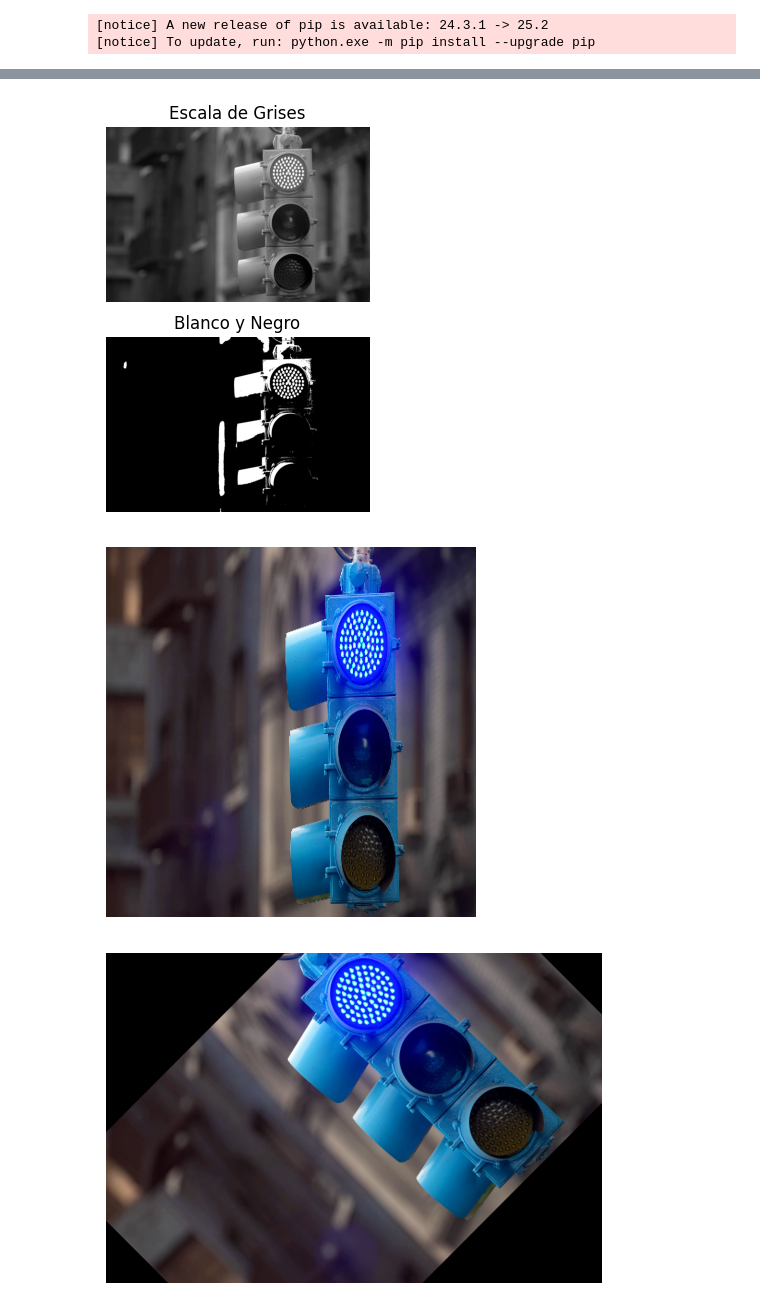
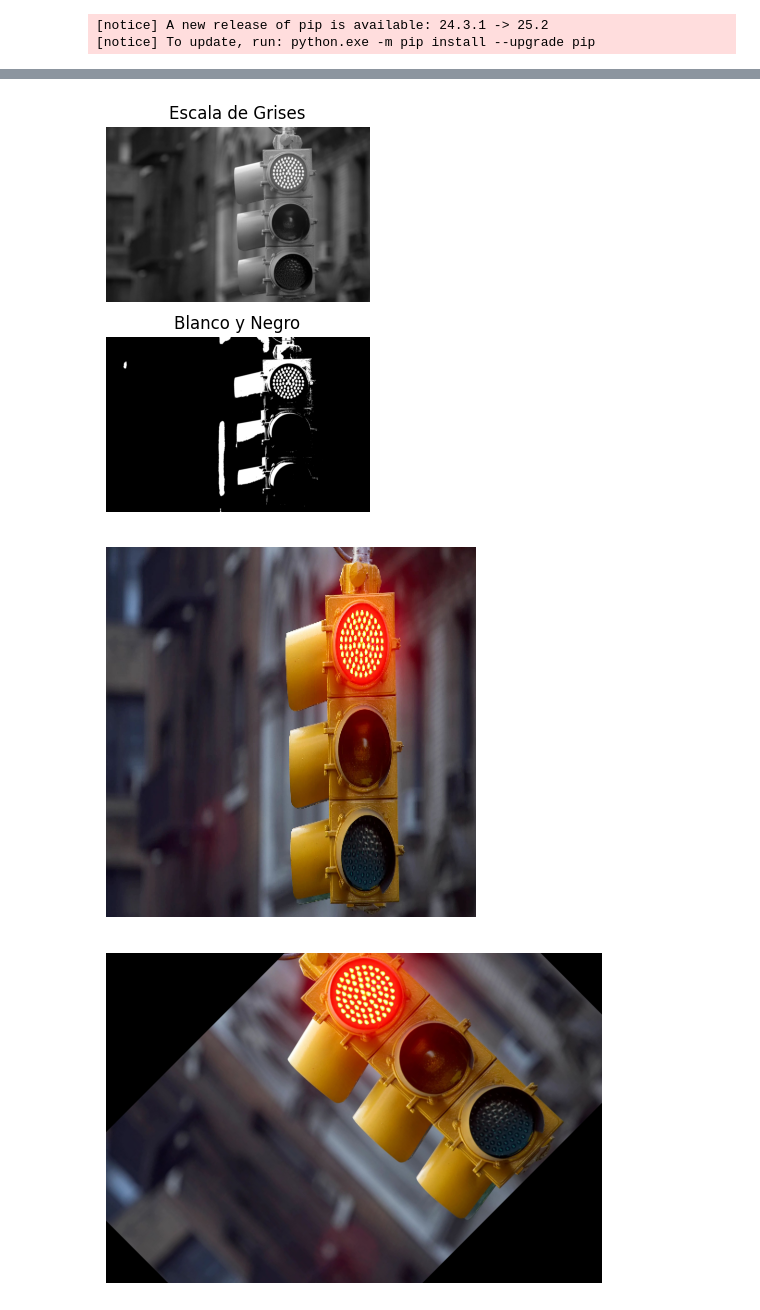
Before and after one commit to cos-03/parcial1VisionArtificial, a Jupyter notebook: codigosEnClase/3.1 operaciones.ipynb, the cells around one changed output, grey strips where cells are left out. Saved outputs shown, nothing was run; the diff lists cells and outputs as text; code cells hidden in the pictures.

```diff
--- a/codigosEnClase/3.1 operaciones.ipynb
+++ b/codigosEnClase/3.1 operaciones.ipynb
@@ -18,23 +18,20 @@ Note: you may need to restart the kernel to use updated packages.
 [notice] A new release of pip is available: 24.3.1 -> 25.2
 [notice] To update, run: python.exe -m pip install --upgrade pip
 # %%
-
-
 import cv2
 import matplotlib.pyplot as plt
 import numpy as np
 
-
-
+# 1. Cargar imagen
 img = cv2.imread('imagenes/6435ac1dc6711.jpg')
 
-
+# Escala de grises
 gray_img = cv2.cvtColor(img, cv2.COLOR_BGR2GRAY)
 plt.imshow(gray_img, cmap='gray')
 plt.axis('off')
 plt.show()
 
-# 2. Convertir a Blanco y Negro (Binaria)
+# 2. Blanco y Negro
 _, binary_img = cv2.threshold(gray_img, 128, 255, cv2.THRESH_BINARY)
 fig, axes = plt.subplots(2, 1, figsize=(15, 5))
 axes[0].imshow(gray_img, cmap='gray')
@@ -45,81 +42,97 @@ axes[1].set_title("Blanco y Negro")
 axes[1].axis('off')
 plt.show()
 
-# 3. Cambiar de Tamaño (Reducción o Amplificación)
+# 3. Reducción o Amplificación
 resized_img = cv2.resize(img, (400, 400))
-plt.imshow(resized_img)
+plt.imshow(cv2.cvtColor(resized_img, cv2.COLOR_BGR2RGB))
 plt.axis('off')
 plt.show()
 
-# 4. Operaciones Geométricas: Rotación
+# 4. Rotación
 (h, w) = img.shape[:2]
 center = (w // 2, h // 2)
 M = cv2.getRotationMatrix2D(center, 45, 1.0)
 rotated_img = cv2.warpAffine(img, M, (w, h))
-plt.imshow(rotated_img)
+plt.imshow(cv2.cvtColor(rotated_img, cv2.COLOR_BGR2RGB))
 plt.axis('off')
 plt.show()
 
-# 5. Operaciones Aritméticas: Suma, Resta, Multiplicación y División
+# 5. Operaciones Aritméticas
 img1 = cv2.imread('imagenes/6435ac1dc6711.jpg')
 img2 = cv2.imread('imagenes/semaforo_1.jpg')
-img3 = cv2.imread('imagenes/semaforo-de-avenida-del.jpg')
-sum_img = cv2.add(img1, img2)
-diff_img = cv2.subtract(img1, img2)
-mult_img = cv2.multiply(img1, img2)
-div_img = cv2.divide(img1, img2)
-fig, axes = plt.subplots(2, 2, figsize=(15, 5))
-axes[0][0].imshow(sum_img, cmap='gray')
+if img1 is None or img2 is None:
+    print("❌ Una o ambas imágenes no se cargaron correctamente")
+
+target_size = (400, 400)
+img1_resized = cv2.resize(img1, target_size)
+img2_resized = cv2.resize(img2, target_size)
+
+sum_img = cv2.add(img1_resized, img2_resized)
+diff_img = cv2.subtract(img1_resized, img2_resized)
+mult_img = cv2.multiply(img1_resized, img2_resized)
+div_img = cv2.divide(img1_resized, img2_resized)
+
+fig, axes = plt.subplots(2, 2, figsize=(15, 8))
+axes[0][0].imshow(cv2.cvtColor(sum_img, cv2.COLOR_BGR2RGB))
 axes[0][0].set_title("Suma")
 axes[0][0].axis('off')
-axes[0][1].imshow(diff_img, cmap='gray')
+axes[0][1].imshow(cv2.cvtColor(diff_img, cv2.COLOR_BGR2RGB))
 axes[0][1].set_title("Resta")
 axes[0][1].axis('off')
-axes[1][0].imshow(mult_img, cmap='gray')
+axes[1][0].imshow(cv2.cvtColor(mult_img, cv2.COLOR_BGR2RGB))
 axes[1][0].set_title("Multiplicación")
 axes[1][0].axis('off')
-axes[1][1].imshow(div_img, cmap='gray')
+axes[1][1].imshow(cv2.cvtColor(div_img, cv2.COLOR_BGR2RGB))
 axes[1][1].set_title("División")
 axes[1][1].axis('off')
+plt.tight_layout()
 plt.show()
 
-# 6. Operaciones Lógicas: AND, OR, NOT
+# 6. Operaciones Lógicas
 img1 = cv2.imread('imagenes/6435ac1dc6711.jpg', cv2.IMREAD_GRAYSCALE)
 img2 = cv2.imread('imagenes/semaforo_1.jpg', cv2.IMREAD_GRAYSCALE)
+img1 = cv2.resize(img1, target_size)
+img2 = cv2.resize(img2, target_size)
+
 _, img1_bin = cv2.threshold(img1, 128, 255, cv2.THRESH_BINARY)
 _, img2_bin = cv2.threshold(img2, 128, 255, cv2.THRESH_BINARY)
+
 and_img = cv2.bitwise_and(img1_bin, img2_bin)
 or_img = cv2.bitwise_or(img1_bin, img2_bin)
 not_img1 = cv2.bitwise_not(img1_bin)
 not_img2 = cv2.bitwise_not(img2_bin)
-fig, axes = plt.subplots(2, 2, figsize=(15, 5))
+
+fig, axes = plt.subplots(2, 2, figsize=(15, 8))
 axes[0][0].imshow(and_img, cmap='gray')
 axes[0][0].set_title("AND")
 axes[0][0].axis('off')
 axes[0][1].imshow(or_img, cmap='gray')
 axes[0][1].set_title("OR")
 axes[0][1].axis('off')
 axes[1][0].imshow(not_img1, cmap='gray')
-axes[1][0].set_title("NOT IMAGEN UNO")
+axes[1][0].set_title("NOT IMAGEN 1")
 axes[1][0].axis('off')
 axes[1][1].imshow(not_img2, cmap='gray')
-axes[1][1].set_title("NOT IMAGEN DOS")
+axes[1][1].set_title("NOT IMAGEN 2")
 axes[1][1].axis('off')
+plt.tight_layout()
 plt.show()
 
-# 7. Interpolación (Reducción y Amplificación)
+# 7. Interpolación
 resized_bilinear = cv2.resize(img, (400, 400), interpolation=cv2.INTER_LINEAR)
 resized_nearest = cv2.resize(img, (400, 400), interpolation=cv2.INTER_NEAREST)
-fig, axes = plt.subplots(2, 1, figsize=(15, 5))
-axes[0].imshow(resized_bilinear, cmap='gray')
+
+fig, axes = plt.subplots(2, 1, figsize=(15, 8))
+axes[0].imshow(cv2.cvtColor(resized_bilinear, cv2.COLOR_BGR2RGB))
 axes[0].set_title("Interpolación Bilineal")
 axes[0].axis('off')
-axes[1].imshow(resized_nearest, cmap='gray')
+axes[1].imshow(cv2.cvtColor(resized_nearest, cv2.COLOR_BGR2RGB))
 axes[1].set_title("Interpolación Vecino más cercano")
 axes[1].axis('off')
+plt.tight_layout()
 plt.show()
 # %% [output]
 [figure]
 [figure]
-[figure, old version]
+[figure, new version]
-[figure, old version]
+[figure, new version]
```
Also changed, not shown: parts of 1 cell of this notebook.
